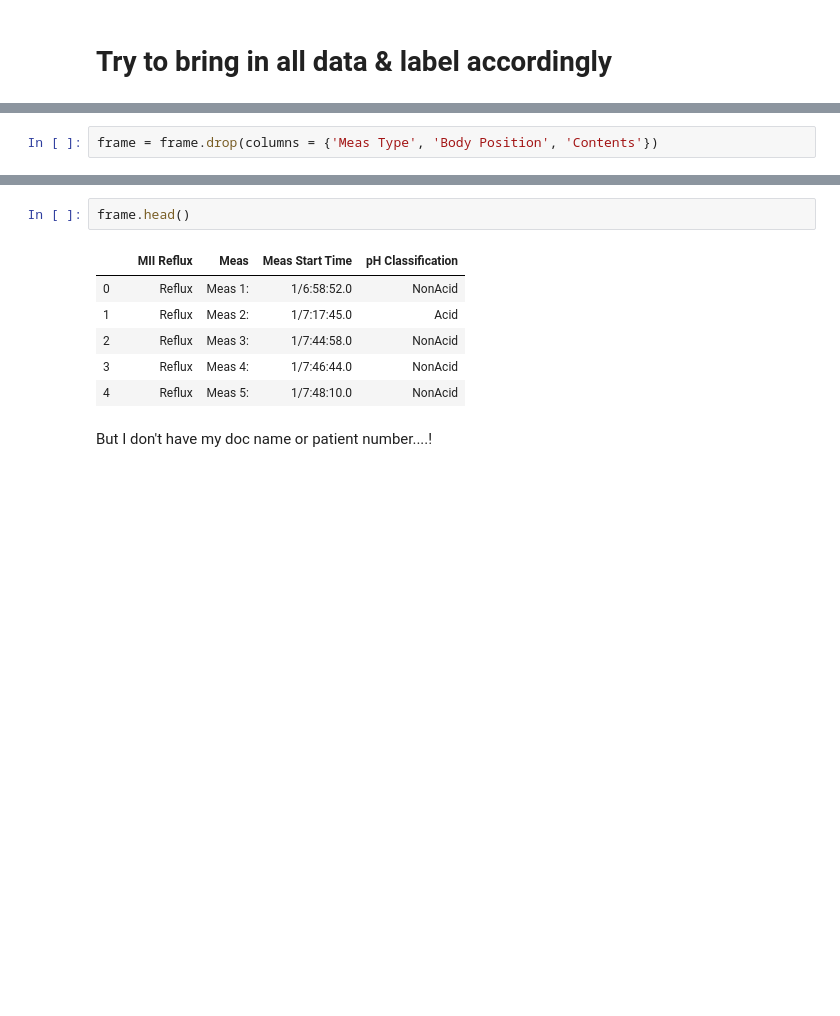
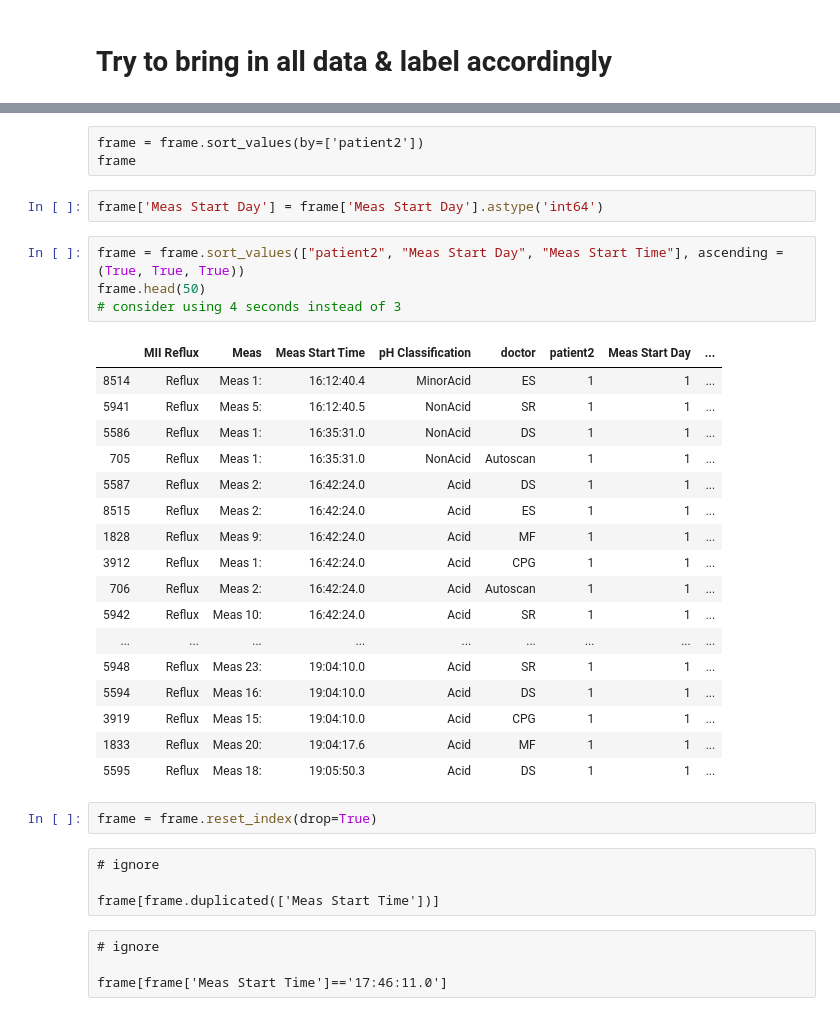
Before and after one commit to Barrett-Rogers/Reflux_Diagnosis_WashU, a Jupyter notebook: Capstone-Reflux-Project/capstone_reflux_project-bdr.ipynb, the cells around one changed output, grey strips where cells are left out. Drawn from its saved outputs; the diff is of its cells as text; blank space fills up the shorter version.

```diff
--- a/Capstone-Reflux-Project/capstone_reflux_project-bdr.ipynb
+++ b/Capstone-Reflux-Project/capstone_reflux_project-bdr.ipynb
@@ -327,2 +438,0 @@ frame.shape
-# %%
-frame = frame.drop(columns = {'Meas Type', 'Body Position', 'Contents'})
@@ -331,11 +439,37 @@ frame.shape
-# %%
-frame.head()
-# %% [output]
-|  |  | MII Reflux | Meas | Meas Start Time | pH Classification |
-| 0 |  | Reflux | Meas 1: | 1/6:58:52.0 | NonAcid |
-| 1 |  | Reflux | Meas 2: | 1/7:17:45.0 | Acid |
-| 2 |  | Reflux | Meas 3: | 1/7:44:58.0 | NonAcid |
-| 3 |  | Reflux | Meas 4: | 1/7:46:44.0 | NonAcid |
-| 4 |  | Reflux | Meas 5: | 1/7:48:10.0 | NonAcid |
-# %% [markdown]
-But I don't have my doc name or patient number....!
+# %% [raw]
+frame = frame.sort_values(by=['patient2'])
+frame
+# %%
+frame['Meas Start Day'] = frame['Meas Start Day'].astype('int64')
+# %%
+frame = frame.sort_values(["patient2", "Meas Start Day", "Meas Start Time"], ascending = (True, True, True))
+frame.head(50)
+# consider using 4 seconds instead of 3
+# %% [output]
+|  | MII Reflux | Meas | Meas Start Time | pH Classification | doctor | patient2 | Meas Start Day | ... |
+| 8514 | Reflux | Meas 1: | 16:12:40.4 | MinorAcid | ES | 1 | 1 | ... |
+| 5941 | Reflux | Meas 5: | 16:12:40.5 | NonAcid | SR | 1 | 1 | ... |
+| 5586 | Reflux | Meas 1: | 16:35:31.0 | NonAcid | DS | 1 | 1 | ... |
+| 705 | Reflux | Meas 1: | 16:35:31.0 | NonAcid | Autoscan | 1 | 1 | ... |
+| 5587 | Reflux | Meas 2: | 16:42:24.0 | Acid | DS | 1 | 1 | ... |
+| 8515 | Reflux | Meas 2: | 16:42:24.0 | Acid | ES | 1 | 1 | ... |
+| 1828 | Reflux | Meas 9: | 16:42:24.0 | Acid | MF | 1 | 1 | ... |
+| 3912 | Reflux | Meas 1: | 16:42:24.0 | Acid | CPG | 1 | 1 | ... |
+| 706 | Reflux | Meas 2: | 16:42:24.0 | Acid | Autoscan | 1 | 1 | ... |
+| 5942 | Reflux | Meas 10: | 16:42:24.0 | Acid | SR | 1 | 1 | ... |
+| ... | ... | ... | ... | ... | ... | ... | ... | ... |
+| 5948 | Reflux | Meas 23: | 19:04:10.0 | Acid | SR | 1 | 1 | ... |
+| 5594 | Reflux | Meas 16: | 19:04:10.0 | Acid | DS | 1 | 1 | ... |
+| 3919 | Reflux | Meas 15: | 19:04:10.0 | Acid | CPG | 1 | 1 | ... |
+| 1833 | Reflux | Meas 20: | 19:04:17.6 | Acid | MF | 1 | 1 | ... |
+| 5595 | Reflux | Meas 18: | 19:05:50.3 | Acid | DS | 1 | 1 | ... |
+# %%
+frame = frame.reset_index(drop=True)
+# %% [raw]
+# ignore
+
+frame[frame.duplicated(['Meas Start Time'])]
+# %% [raw]
+# ignore
+
+frame[frame['Meas Start Time']=='17:46:11.0']
```
Also changed, not shown: parts of 55 cells of this notebook.
